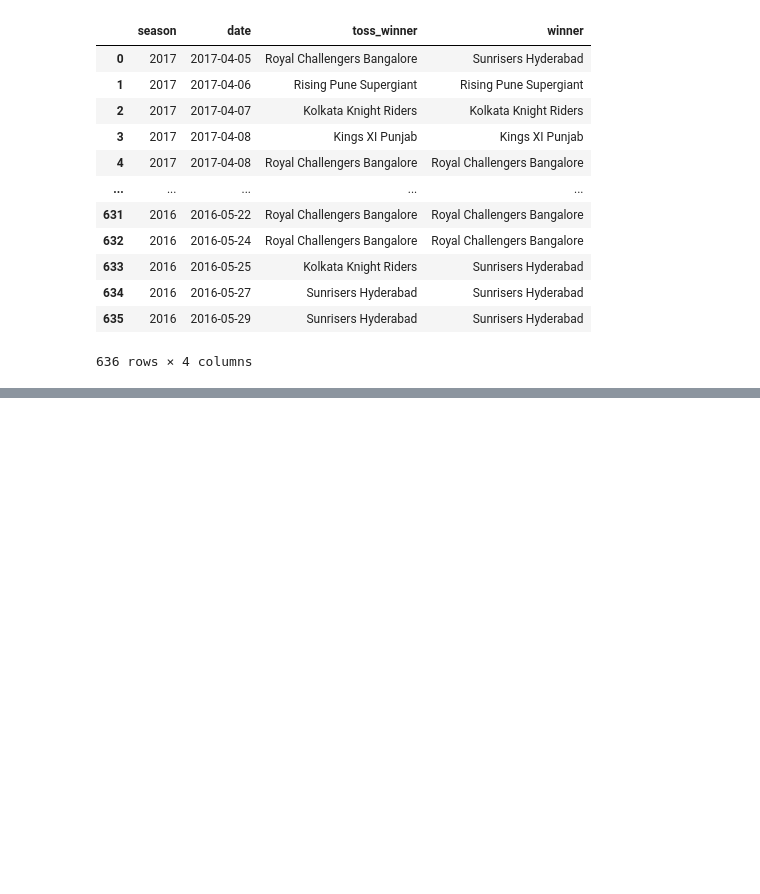
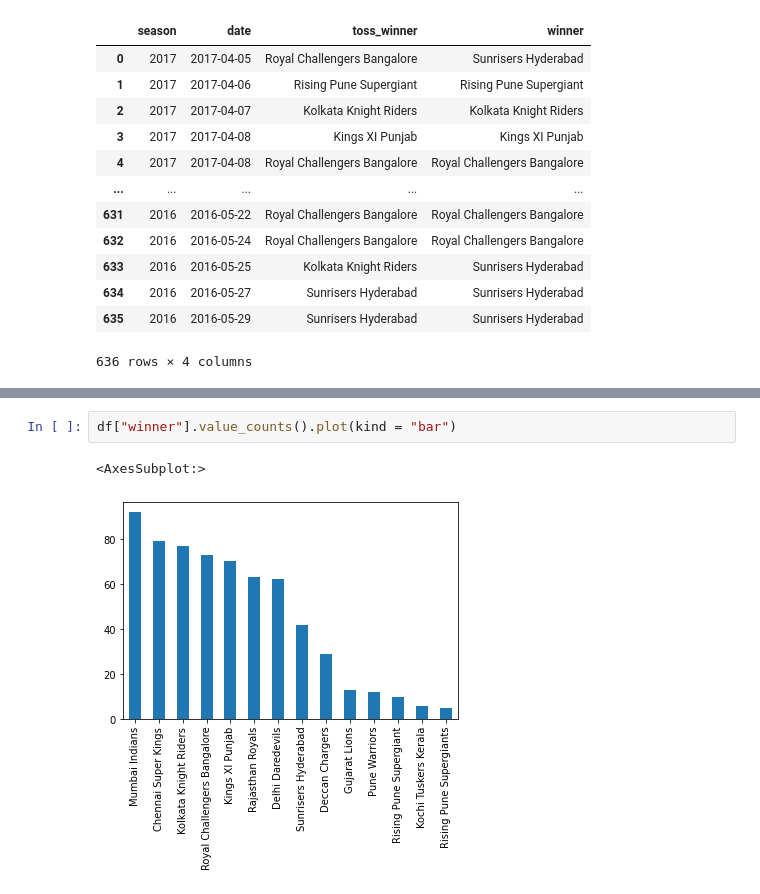
Before and after one commit to DeependraVerma/pandas-practice, a Jupyter notebook: Part -1 .ipynb, the cells around one changed output, grey strips where cells are left out. Drawn from its saved outputs; the diff is of its cells as text; blank space fills up the shorter version.

```diff
--- a/Part -1 .ipynb
+++ b/Part -1 .ipynb
@@ -174,0 +252,5 @@ df.iloc[:,[1,3,6,10]]
+# %%
+df["winner"].value_counts().plot(kind = "bar")
+# %% [output]
+<AxesSubplot:>
+[figure, added]
```
Also changed, not shown: parts of 19 cells of this notebook, 1 other file.
